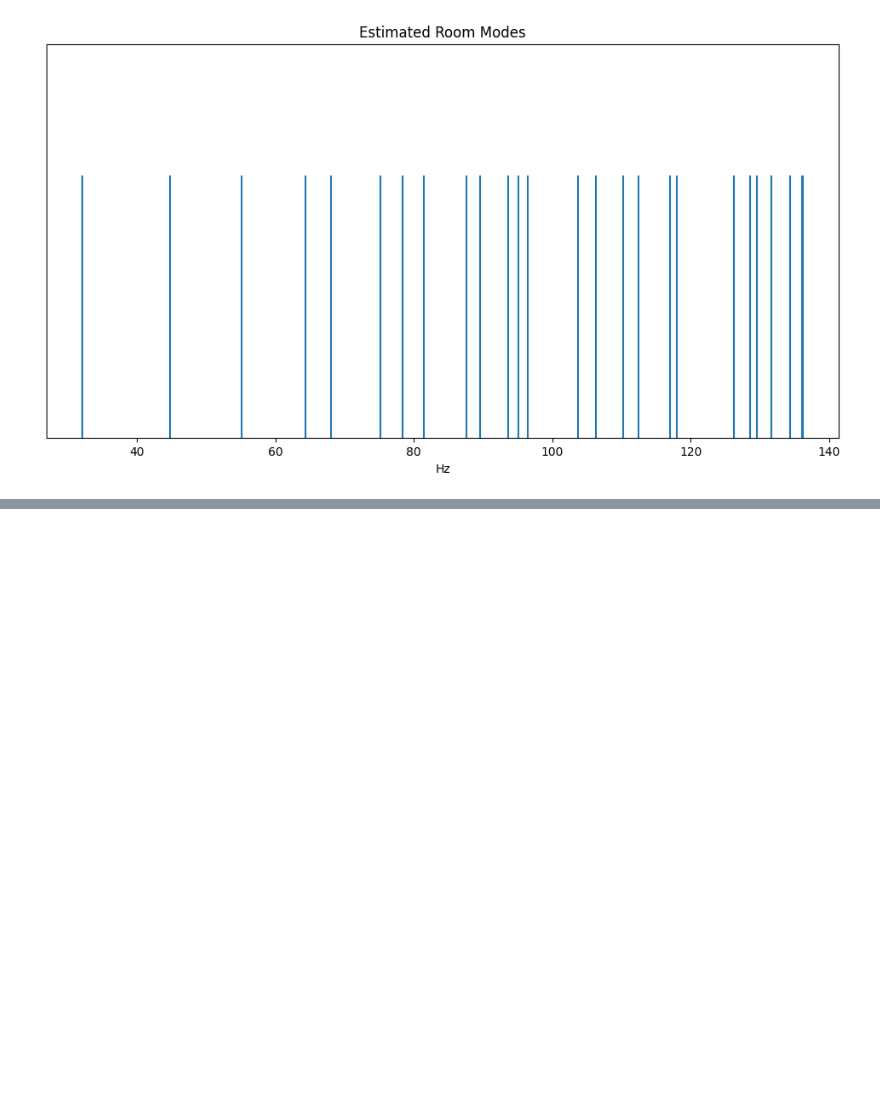
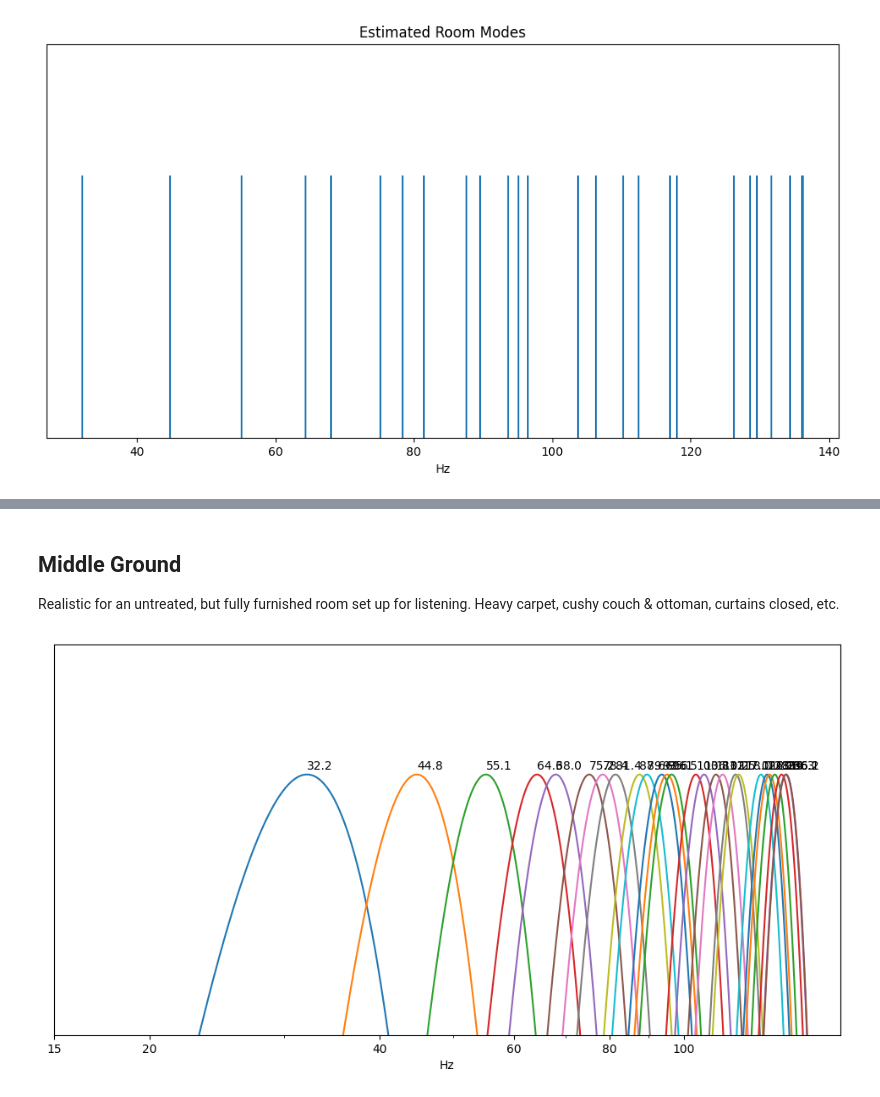
Before and after one commit to ross/acoustics, a Jupyter notebook: modal-behavior.ipynb, the cells around one changed output, grey strips where cells are left out. Drawn from its saved outputs; the diff is of its cells as text; code cells hidden in the pictures; blank space fills up the shorter version.

```diff
--- a/modal-behavior.ipynb
+++ b/modal-behavior.ipynb
@@ -158,0 +215,8 @@ None
+# %% [markdown]
+## Middle Ground
+
+Realistic for an untreated, but fully furnished room set up for listening. Heavy carpet, cushy couch & ottoman, curtains closed, etc.
+# %%
+plot_modal_bandwidths(0.450)
+# %% [output]
+[figure, added]
```
Also changed, not shown: parts of 7 cells of this notebook.
